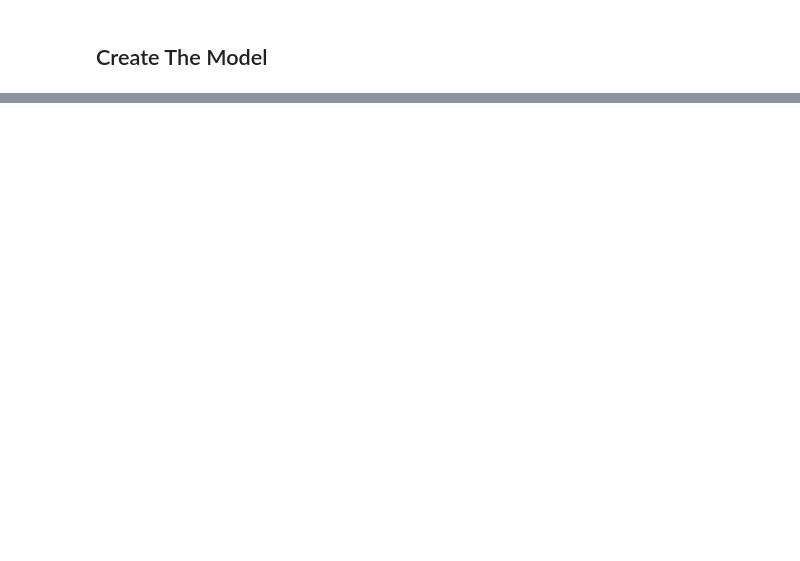
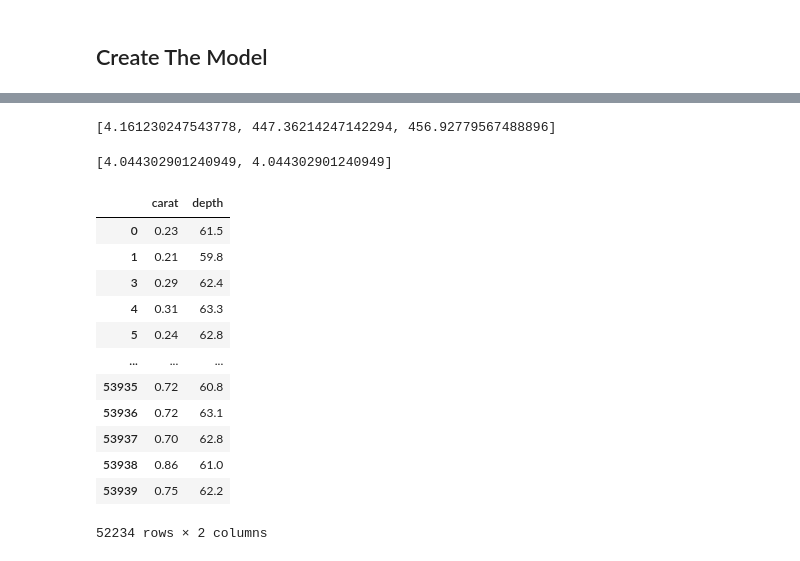
Before and after one commit to Raghad2002Mohammed/AI-project, a Jupyter notebook: Diamonds.ipynb, the cells around one changed output, grey strips where cells are left out. Saved outputs shown, nothing was run; the diff lists cells and outputs as text; code cells hidden in the pictures; blank space fills up the shorter version.

```diff
--- a/Diamonds.ipynb
+++ b/Diamonds.ipynb
@@ -180,0 +174,33 @@ new_data
+# %%
+features = data [["carat","depth","table"]]
+vif=[variance_inflation_factor(features.values,i) for i in range(features.shape[1])]
+vif
+# %% [output]
+[4.161230247543778, 447.36214247142294, 456.92779567488896]
+# %%
+new=data.drop(["table"],axis=1)
+# %%
+features = data [["carat","depth"]]
+vif=[variance_inflation_factor(features.values,i) for i in range(features.shape[1])]
+vif
+# %% [output]
+[4.044302901240949, 4.044302901240949]
+# %%
+x= new[["carat","depth"]]
+y = new["log_price"]
+# %%
+x
+# %% [output]
+|  | carat | depth |
+| 0 | 0.23 | 61.5 |
+| 1 | 0.21 | 59.8 |
+| 3 | 0.29 | 62.4 |
+| 4 | 0.31 | 63.3 |
+| 5 | 0.24 | 62.8 |
+| ... | ... | ... |
+| 53935 | 0.72 | 60.8 |
+| 53936 | 0.72 | 63.1 |
+| 53937 | 0.70 | 62.8 |
+| 53938 | 0.86 | 61.0 |
+| 53939 | 0.75 | 62.2 |
+52234 rows × 2 columns
```
Also changed, not shown: parts of 14 cells of this notebook.
